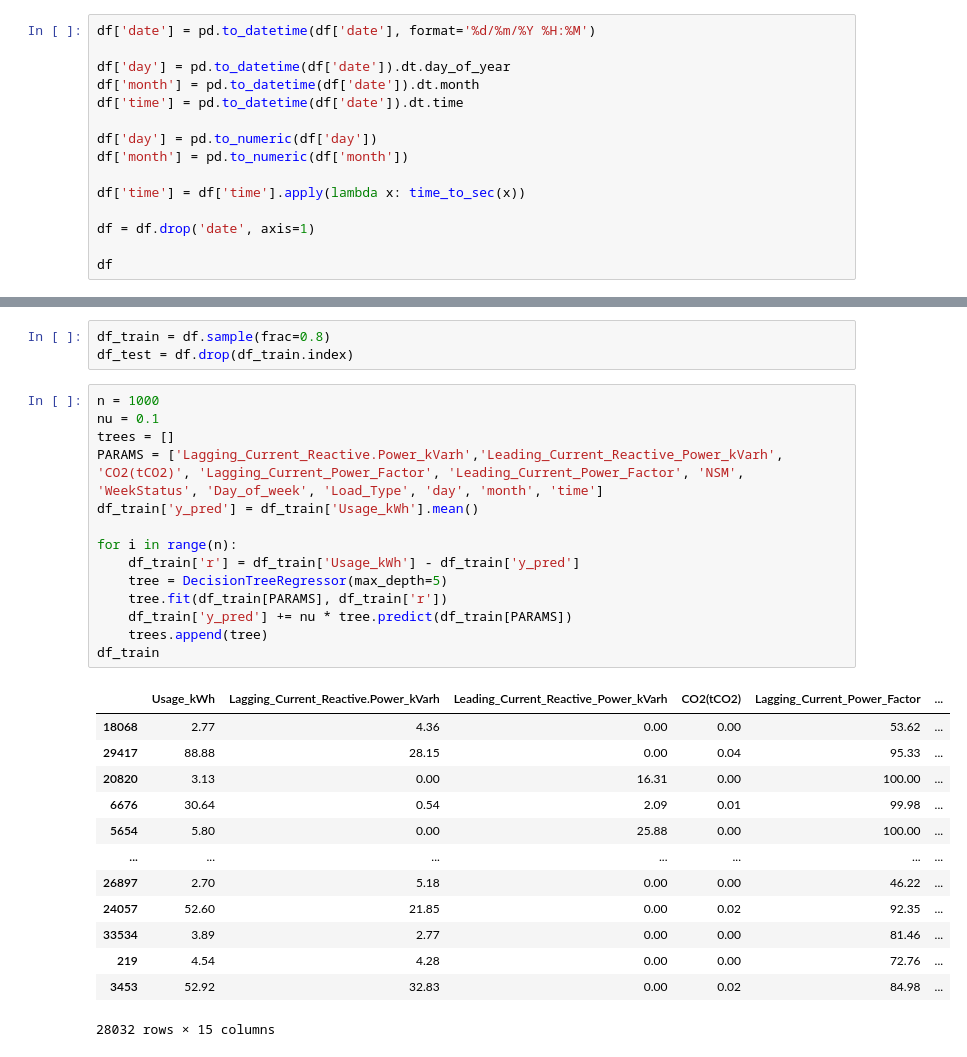
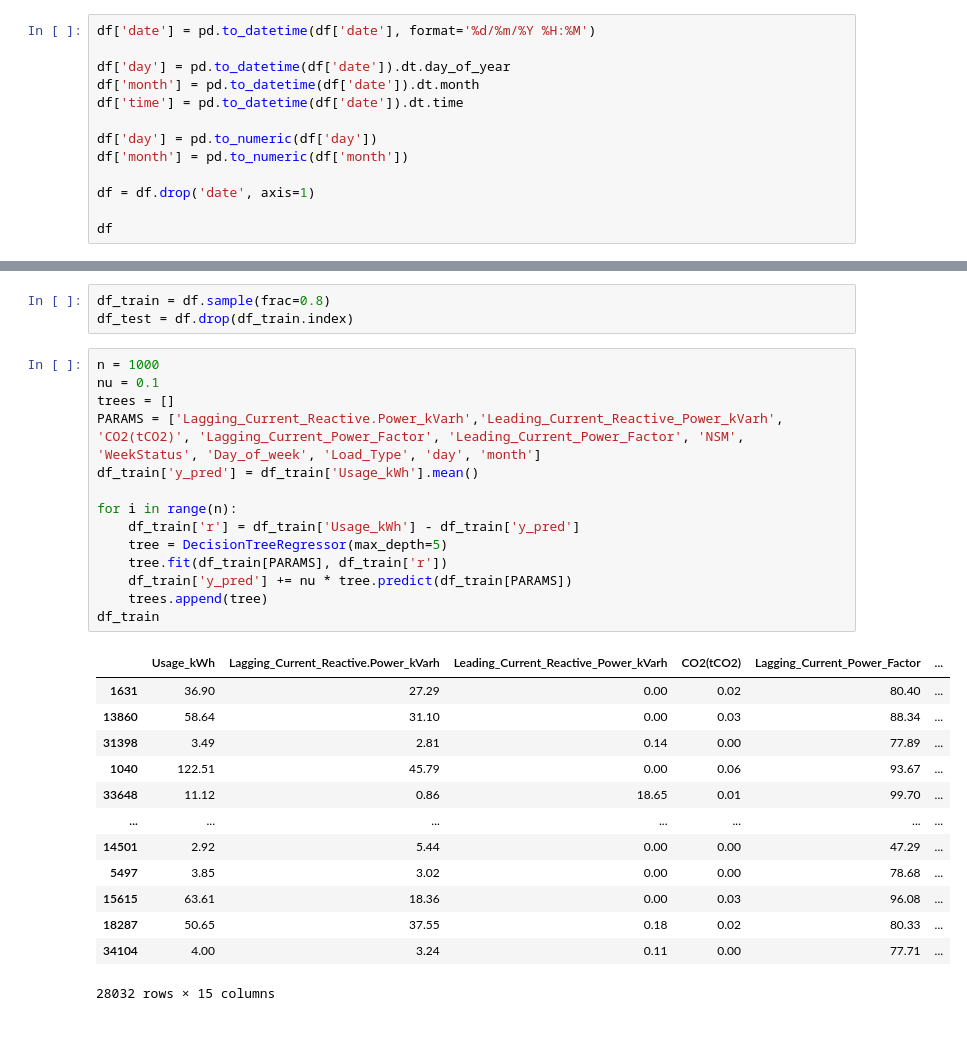
Before and after one commit to AndK37/energy-consumption-forecasting, a Jupyter notebook: energy.ipynb, the cells around one changed output, grey strips where cells are left out. Cells and saved outputs as stored; diff of their text form.

```diff
--- a/energy.ipynb
+++ b/energy.ipynb
@@ -46,8 +39,6 @@ df['time'] = pd.to_datetime(df['date']).dt.time
 df['day'] = pd.to_numeric(df['day'])
 df['month'] = pd.to_numeric(df['month'])
 
-df['time'] = df['time'].apply(lambda x: time_to_sec(x))
-
 df = df.drop('date', axis=1)
 
 df
@@ -71,30 +62,30 @@ df_test = df.drop(df_train.index)
 # %%
 n = 1000
 nu = 0.1
 trees = []
-PARAMS = ['Lagging_Current_Reactive.Power_kVarh','Leading_Current_Reactive_Power_kVarh', 'CO2(tCO2)', 'Lagging_Current_Power_Factor', 'Leading_Current_Power_Factor', 'NSM', 'WeekStatus', 'Day_of_week', 'Load_Type', 'day', 'month', 'time']
+PARAMS = ['Lagging_Current_Reactive.Power_kVarh','Leading_Current_Reactive_Power_kVarh', 'CO2(tCO2)', 'Lagging_Current_Power_Factor', 'Leading_Current_Power_Factor', 'NSM', 'WeekStatus', 'Day_of_week', 'Load_Type', 'day', 'month']
 df_train['y_pred'] = df_train['Usage_kWh'].mean()
 
 for i in range(n):
     df_train['r'] = df_train['Usage_kWh'] - df_train['y_pred']
     tree = DecisionTreeRegressor(max_depth=5)
     tree.fit(df_train[PARAMS], df_train['r'])
     df_train['y_pred'] += nu * tree.predict(df_train[PARAMS])
     trees.append(tree)
 df_train
 # %% [output]
 |  | Usage_kWh | Lagging_Current_Reactive.Power_kVarh | Leading_Current_Reactive_Power_kVarh | CO2(tCO2) | Lagging_Current_Power_Factor | ... |
-| 18068 | 2.77 | 4.36 | 0.00 | 0.00 | 53.62 | ... |
-| 29417 | 88.88 | 28.15 | 0.00 | 0.04 | 95.33 | ... |
-| 20820 | 3.13 | 0.00 | 16.31 | 0.00 | 100.00 | ... |
-| 6676 | 30.64 | 0.54 | 2.09 | 0.01 | 99.98 | ... |
-| 5654 | 5.80 | 0.00 | 25.88 | 0.00 | 100.00 | ... |
+| 1631 | 36.90 | 27.29 | 0.00 | 0.02 | 80.40 | ... |
+| 13860 | 58.64 | 31.10 | 0.00 | 0.03 | 88.34 | ... |
+| 31398 | 3.49 | 2.81 | 0.14 | 0.00 | 77.89 | ... |
+| 1040 | 122.51 | 45.79 | 0.00 | 0.06 | 93.67 | ... |
+| 33648 | 11.12 | 0.86 | 18.65 | 0.01 | 99.70 | ... |
 | ... | ... | ... | ... | ... | ... | ... |
-| 26897 | 2.70 | 5.18 | 0.00 | 0.00 | 46.22 | ... |
-| 24057 | 52.60 | 21.85 | 0.00 | 0.02 | 92.35 | ... |
-| 33534 | 3.89 | 2.77 | 0.00 | 0.00 | 81.46 | ... |
-| 219 | 4.54 | 4.28 | 0.00 | 0.00 | 72.76 | ... |
-| 3453 | 52.92 | 32.83 | 0.00 | 0.02 | 84.98 | ... |
+| 14501 | 2.92 | 5.44 | 0.00 | 0.00 | 47.29 | ... |
+| 5497 | 3.85 | 3.02 | 0.00 | 0.00 | 78.68 | ... |
+| 15615 | 63.61 | 18.36 | 0.00 | 0.03 | 96.08 | ... |
+| 18287 | 50.65 | 37.55 | 0.18 | 0.02 | 80.33 | ... |
+| 34104 | 4.00 | 3.24 | 0.11 | 0.00 | 77.71 | ... |
 28032 rows × 15 columns
 # %%
 df_test['y_pred'] = df_test['Usage_kWh'].mean()
```
Also changed, not shown: parts of 6 cells of this notebook.
